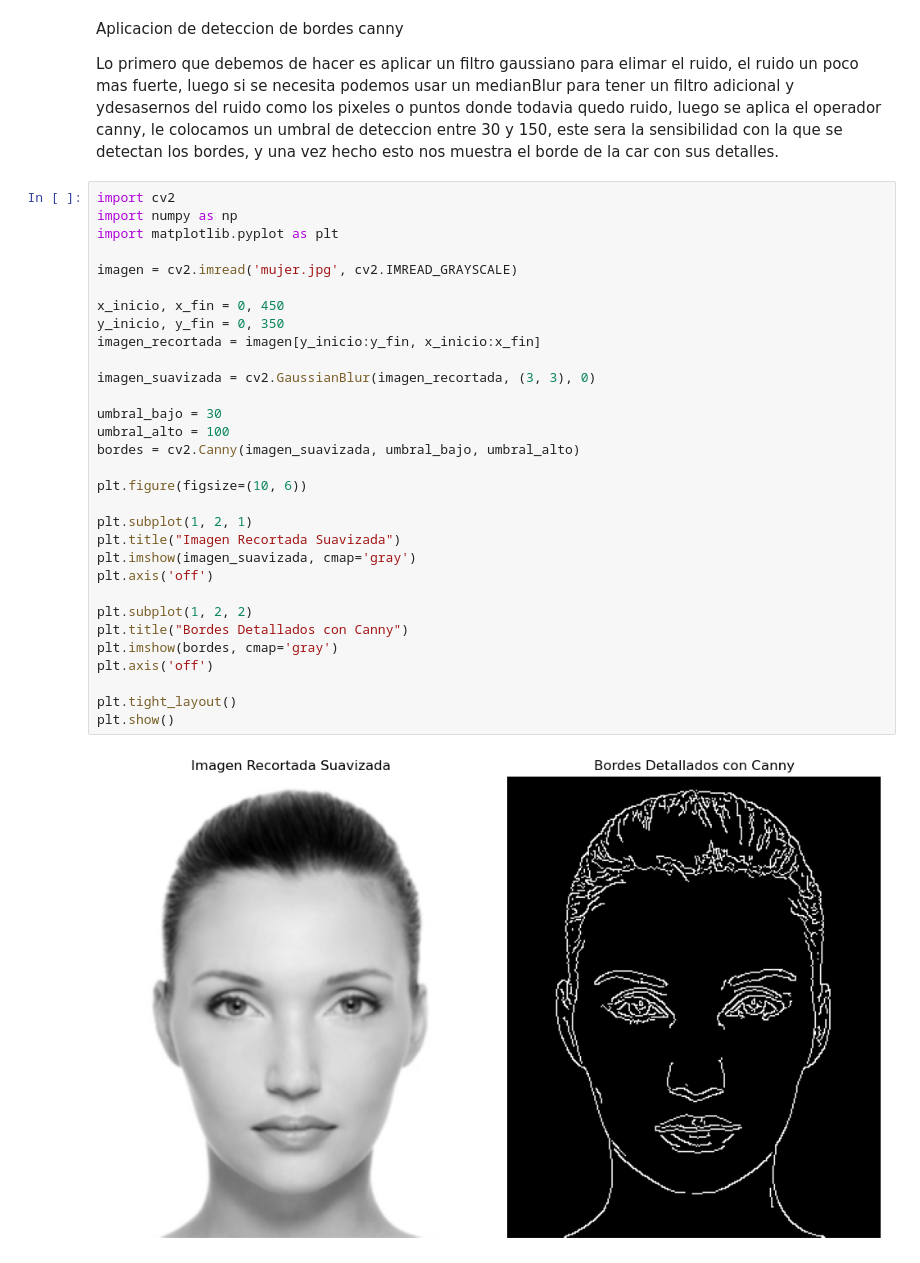
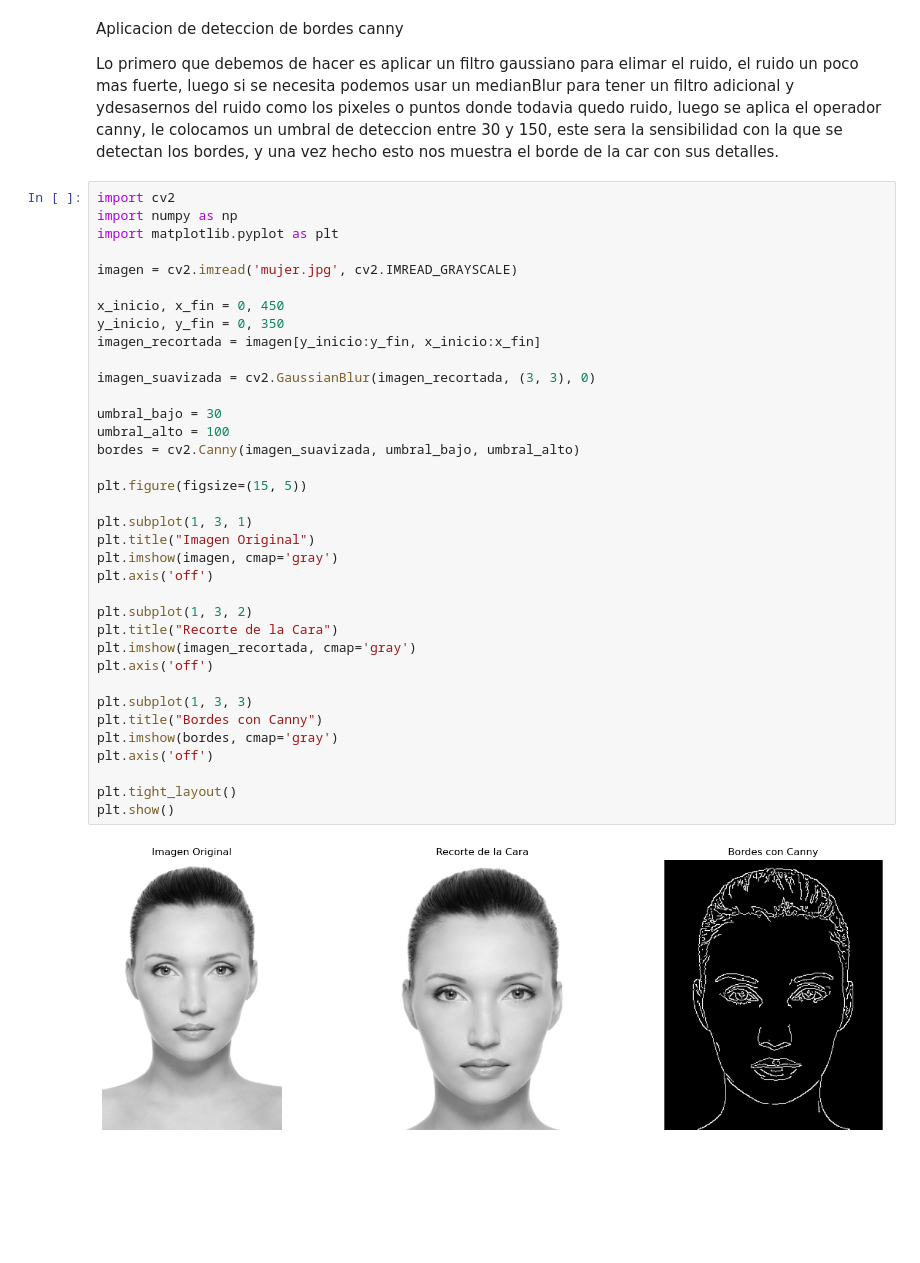
Before and after one commit to pancho040/PDI, a Jupyter notebook: laboratorio2304.ipynb, the cells around one changed output. Drawn from its saved outputs; the diff is of its cells as text; blank space fills up the shorter version.

```diff
--- a/laboratorio2304.ipynb
+++ b/laboratorio2304.ipynb
@@ -171,33 +171,38 @@ los bordes, y una vez hecho esto nos muestra el borde de la car con sus detalles
 # %%
 import cv2
 import numpy as np
 import matplotlib.pyplot as plt
 
 imagen = cv2.imread('mujer.jpg', cv2.IMREAD_GRAYSCALE)
 
 x_inicio, x_fin = 0, 450
 y_inicio, y_fin = 0, 350
 imagen_recortada = imagen[y_inicio:y_fin, x_inicio:x_fin]
 
 imagen_suavizada = cv2.GaussianBlur(imagen_recortada, (3, 3), 0)
 
 umbral_bajo = 30
 umbral_alto = 100
 bordes = cv2.Canny(imagen_suavizada, umbral_bajo, umbral_alto)
 
-plt.figure(figsize=(10, 6))
+plt.figure(figsize=(15, 5))
 
-plt.subplot(1, 2, 1)
-plt.title("Imagen Recortada Suavizada")
-plt.imshow(imagen_suavizada, cmap='gray')
+plt.subplot(1, 3, 1)
+plt.title("Imagen Original")
+plt.imshow(imagen, cmap='gray')
 plt.axis('off')
 
-plt.subplot(1, 2, 2)
-plt.title("Bordes Detallados con Canny")
+plt.subplot(1, 3, 2)
+plt.title("Recorte de la Cara")
+plt.imshow(imagen_recortada, cmap='gray')
+plt.axis('off')
+
+plt.subplot(1, 3, 3)
+plt.title("Bordes con Canny")
 plt.imshow(bordes, cmap='gray')
 plt.axis('off')
 
 plt.tight_layout()
 plt.show()
 # %% [output]
-[figure, old version]
+[figure, new version]
```
